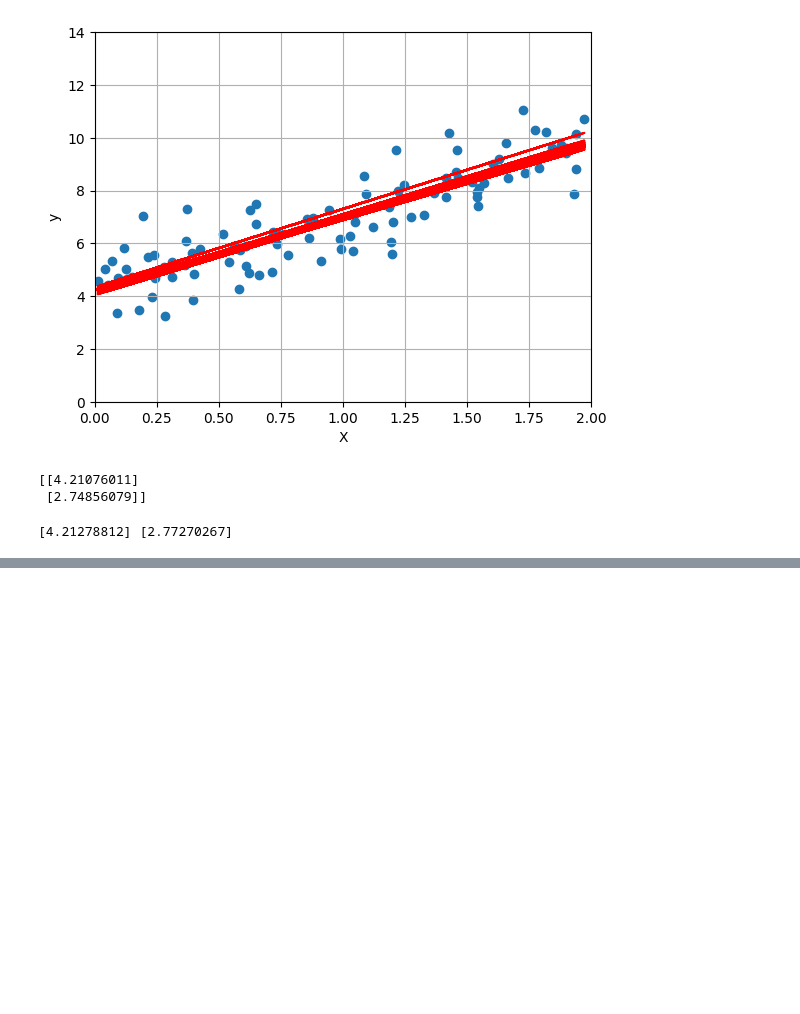
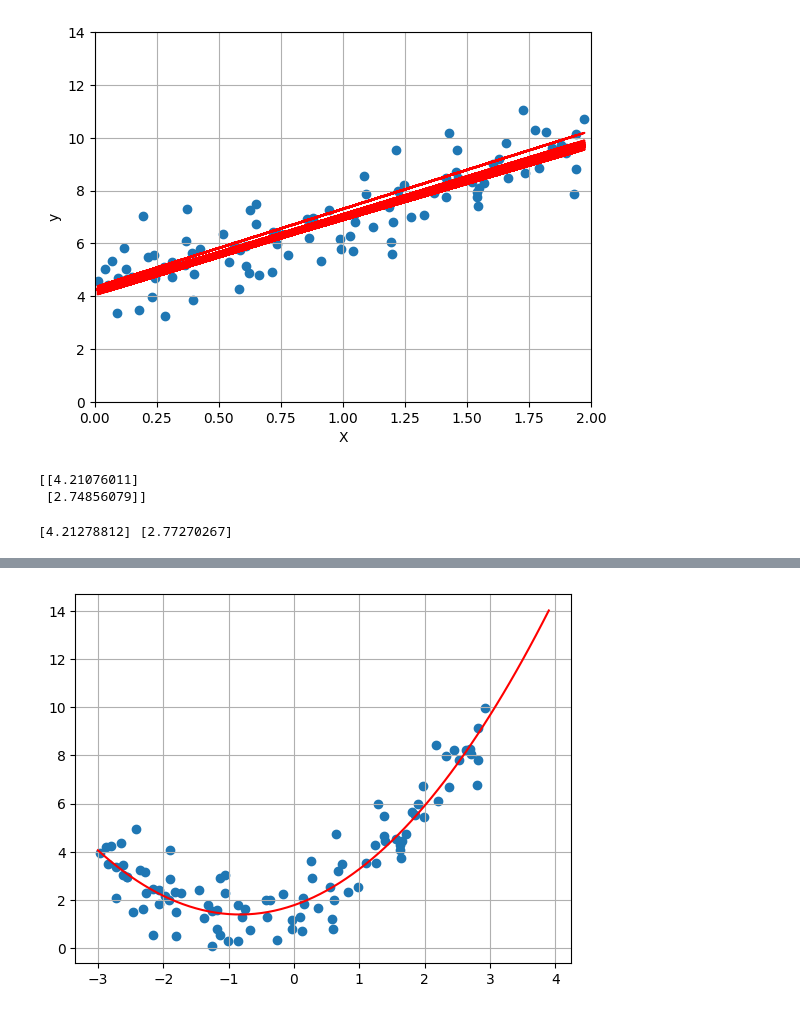
Before and after one commit to hAI-FA001/ML-homl---Learn, a Jupyter notebook: Ch-4.ipynb, the cells around one changed output, grey strips where cells are left out. Drawn from its saved outputs; the diff is of its cells as text; code cells hidden in the pictures; blank space fills up the shorter version.

```diff
--- a/Ch-4.ipynb
+++ b/Ch-4.ipynb
@@ -185,0 +218,10 @@ print(sgd_reg.intercept_, sgd_reg.coef_)
+# %%
+plt.scatter(X, y)
+
+X_plot = np.arange(-3, 4, 0.1).reshape((-1, 1))
+X_plot_poly = poly_features.transform(X_plot)
+plt.plot(X_plot, lr.predict(X_plot_poly), 'r')
+plt.grid()
+plt.show()
+# %% [output]
+[figure, added]
```
Also changed, not shown: parts of 25 cells of this notebook.
